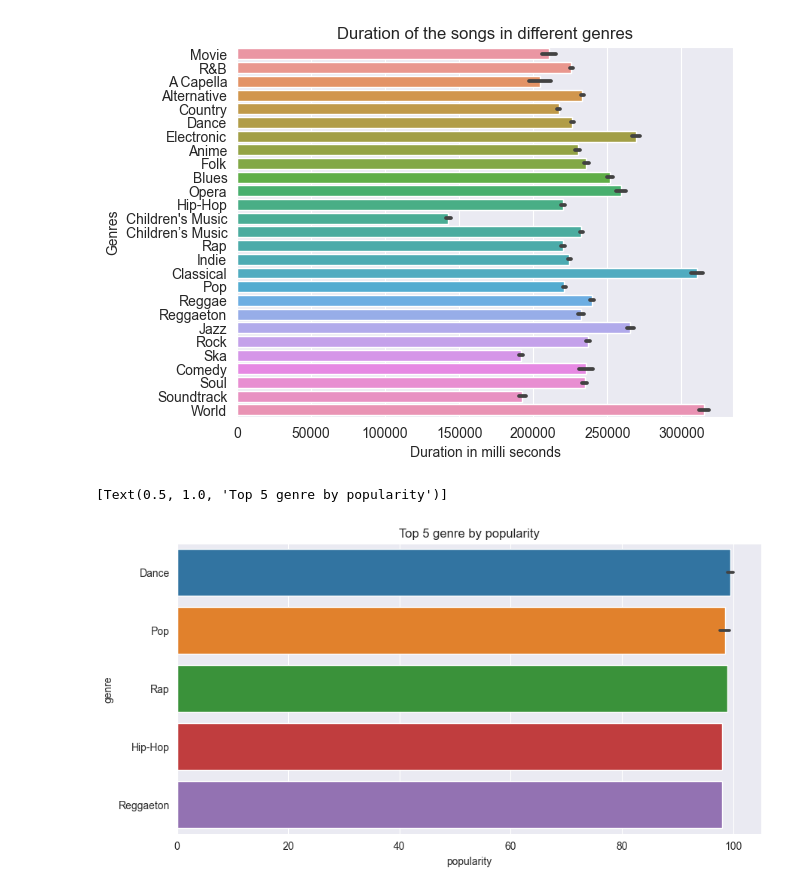
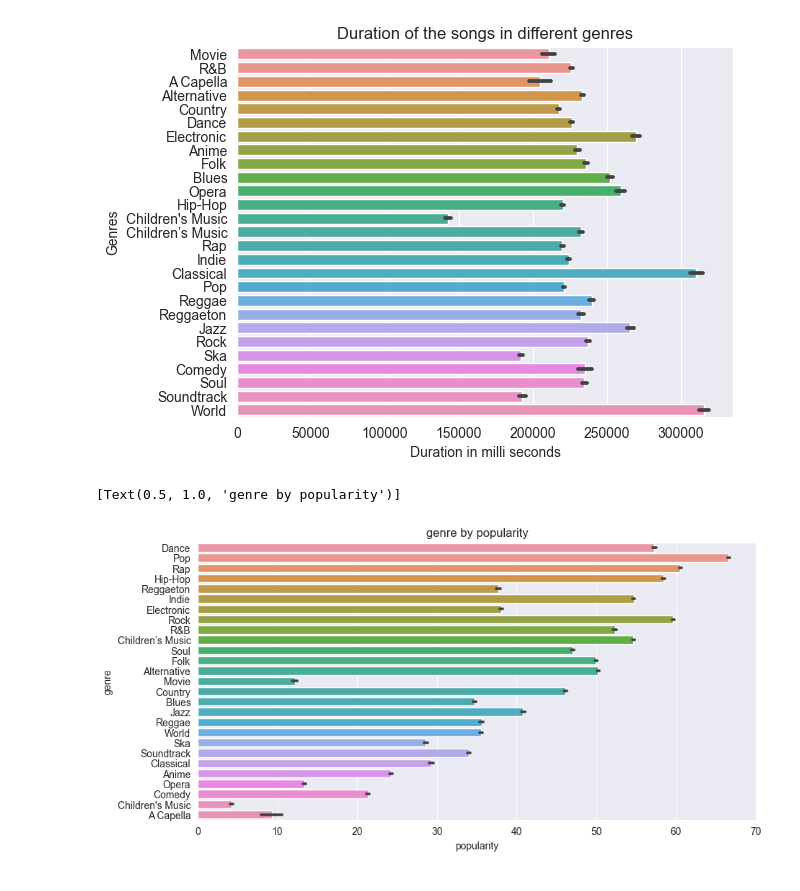
Before and after one commit to HimanshuDTU18/Analysis-of-Spotify, a Jupyter notebook: Spotify Analysis.ipynb, the cells around one changed output. Drawn from its saved outputs; the diff is of its cells as text; code cells hidden in the pictures.

```diff
--- a/Spotify Analysis.ipynb
+++ b/Spotify Analysis.ipynb
@@ -238,9 +349,9 @@ Text(0, 0.5, 'Genres')
 # %%
 sns.set_style(style="darkgrid")
 plt.figure(figsize=(10,5))
-famous = df_genre.sort_values("popularity",ascending=False).head(10)
-sns.barplot(y='genre',x='popularity',data = famous).set(title="Top 5 genre by popularity")
+famous = df_genre.sort_values("popularity",ascending=False)
+sns.barplot(y='genre',x='popularity',data = famous).set(title="genre by popularity")
 # %% [output]
-[Text(0.5, 1.0, 'Top 5 genre by popularity')]
+[Text(0.5, 1.0, 'genre by popularity')]
-[figure, old version]
+[figure, new version]
 # %% [markdown]
```
Also changed, not shown: parts of 18 cells of this notebook.
